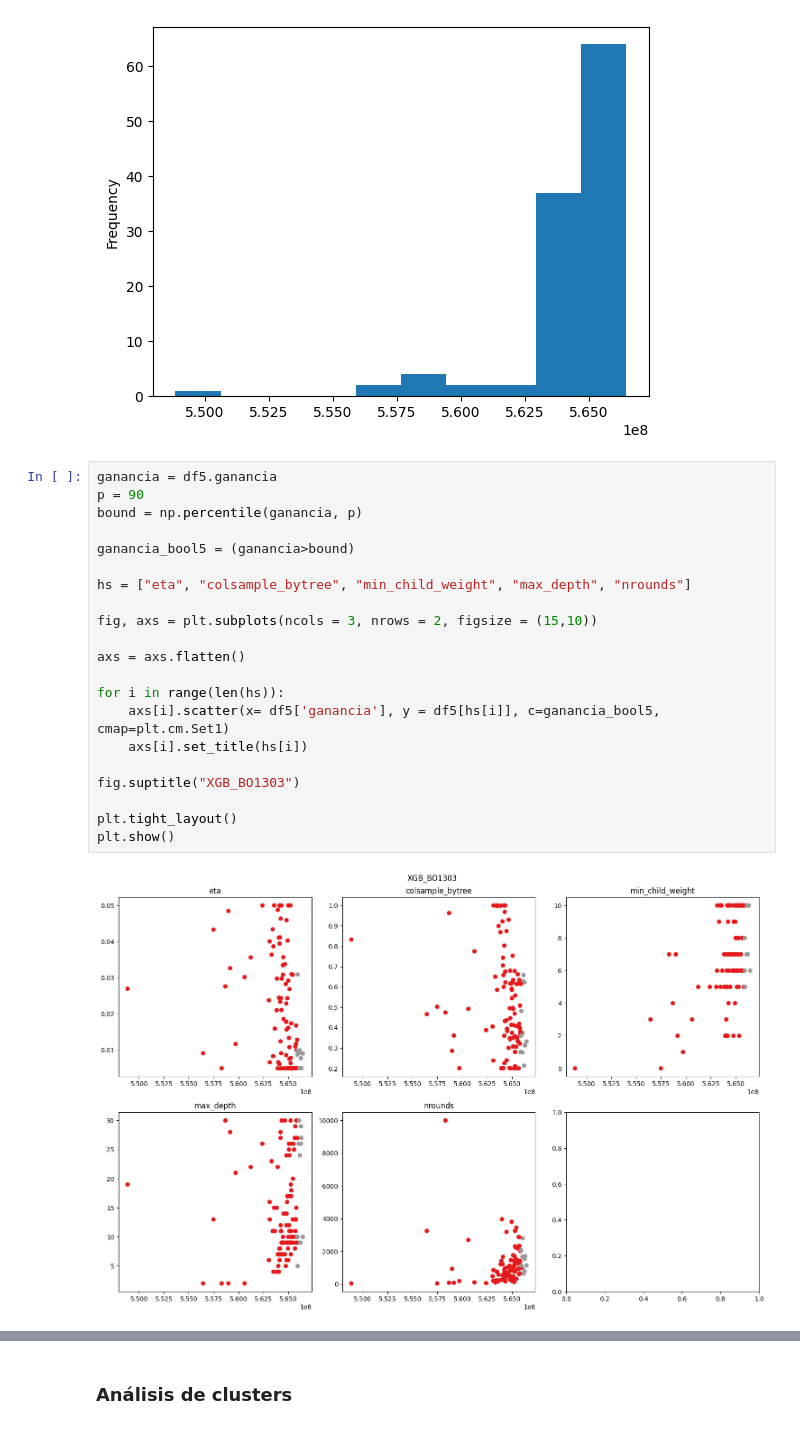
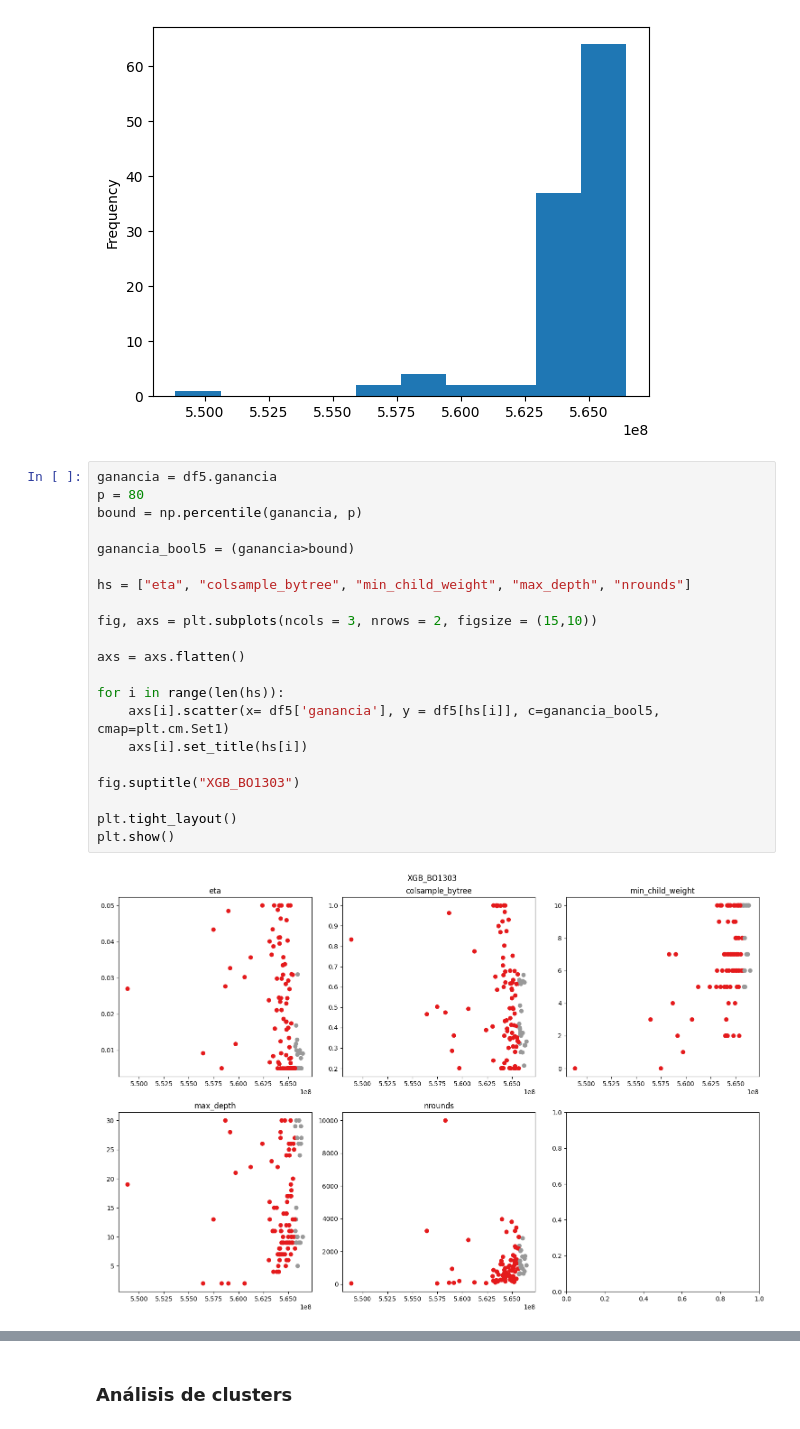
Before and after one commit to Ignacio-Ibarra/mastercard_churning, a Jupyter notebook: eval_BO/eval_BO.ipynb, the cells around one changed output, grey strips where cells are left out. Saved outputs shown, nothing was run; the diff lists cells and outputs as text.

```diff
--- a/eval_BO/eval_BO.ipynb
+++ b/eval_BO/eval_BO.ipynb
@@ -476,24 +503,24 @@ df5.ganancia.plot(kind="hist")
 [figure]
 # %%
 ganancia = df5.ganancia
-p = 90
+p = 80
 bound = np.percentile(ganancia, p)
 
 ganancia_bool5 = (ganancia>bound)
 
 hs = ["eta", "colsample_bytree", "min_child_weight", "max_depth", "nrounds"]
 
 fig, axs = plt.subplots(ncols = 3, nrows = 2, figsize = (15,10))
 
 axs = axs.flatten()
 
 for i in range(len(hs)):
     axs[i].scatter(x= df5['ganancia'], y = df5[hs[i]], c=ganancia_bool5, cmap=plt.cm.Set1)
     axs[i].set_title(hs[i])
 
 fig.suptitle("XGB_BO1303")
 
 plt.tight_layout()
 plt.show()
 # %% [output]
-[figure, old version]
+[figure, new version]
```
Also changed, not shown: parts of 5 cells of this notebook, 1 other file.
